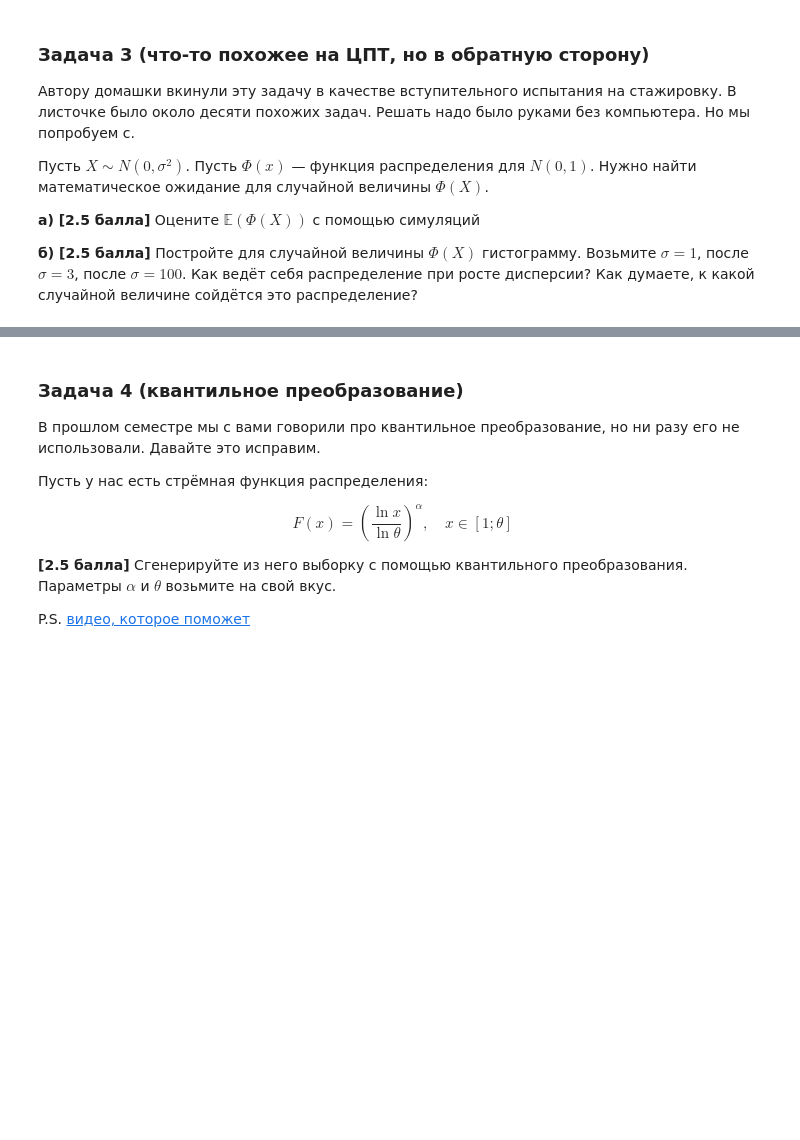
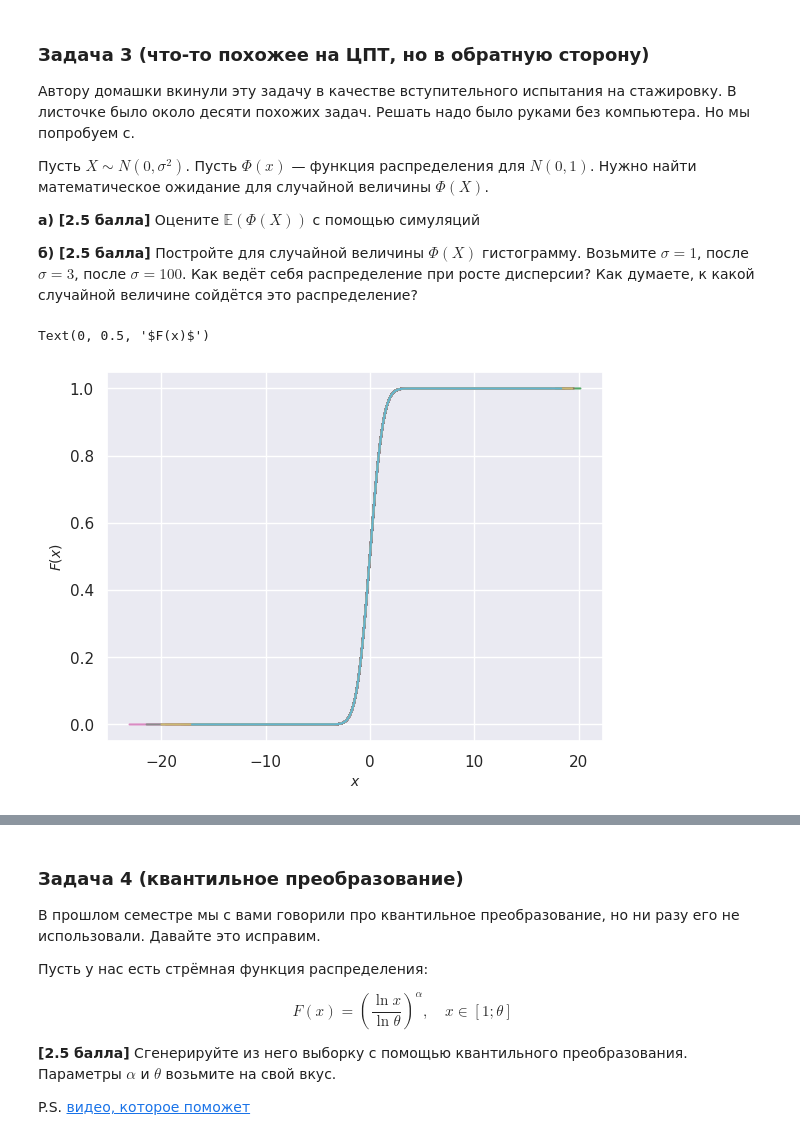
Before and after one commit to zhus-dika/math_home_works, a Jupyter notebook: hw_01_27_dzhusupova.ipynb, the cells around one changed output, grey strips where cells are left out. Cells and saved outputs as stored; diff of their text form; code cells hidden in the pictures; blank space fills up the shorter version.

```diff
--- a/hw_01_27_dzhusupova.ipynb
+++ b/hw_01_27_dzhusupova.ipynb
@@ -233,0 +239,14 @@ __б) [2.5 балла]__ Постройте для случайной велич
+# %%
+grid_sigma = np.linspace(0.1, 5, 100)
+x_data = [sps.norm(loc=0, scale=i).rvs(size=10000) for i in grid_sigma]
+# %%
+distribution = sps.norm(loc=0, scale=1)
+for i in range(len(grid_sigma)):
+  sns.set(style='darkgrid')  # Устанавливаем стиль
+  grid = sorted(x_data[i])
+  plt.plot(grid, distribution.cdf(grid), label='$F(x)$') # отрисовка линии F(x)
+plt.xlabel('$x$', fontsize=10) # подписи осей
+plt.ylabel('$F(x)$', fontsize=10)
+# %% [output]
+Text(0, 0.5, '$F(x)$')
+[figure, added]
```
Also changed, not shown: parts of 22 cells of this notebook.
